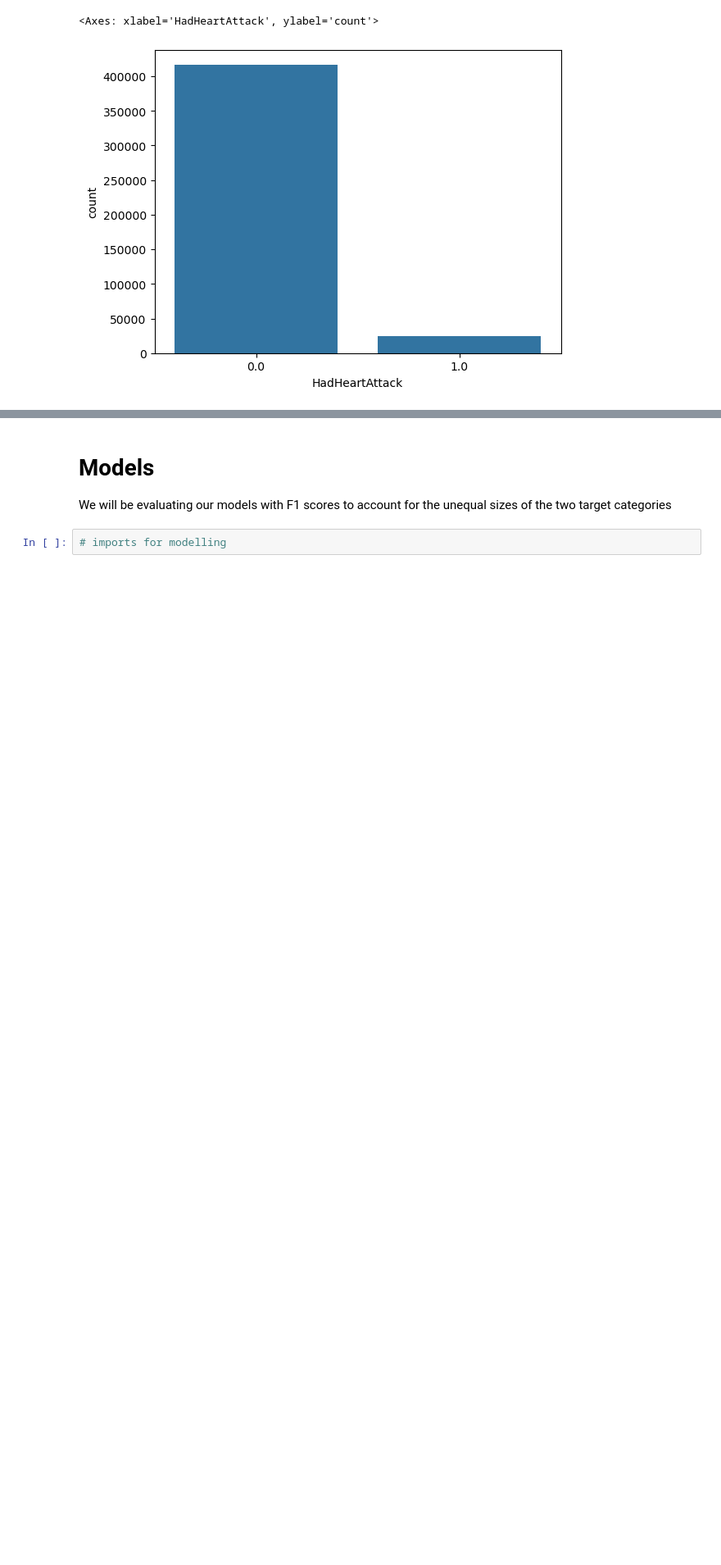
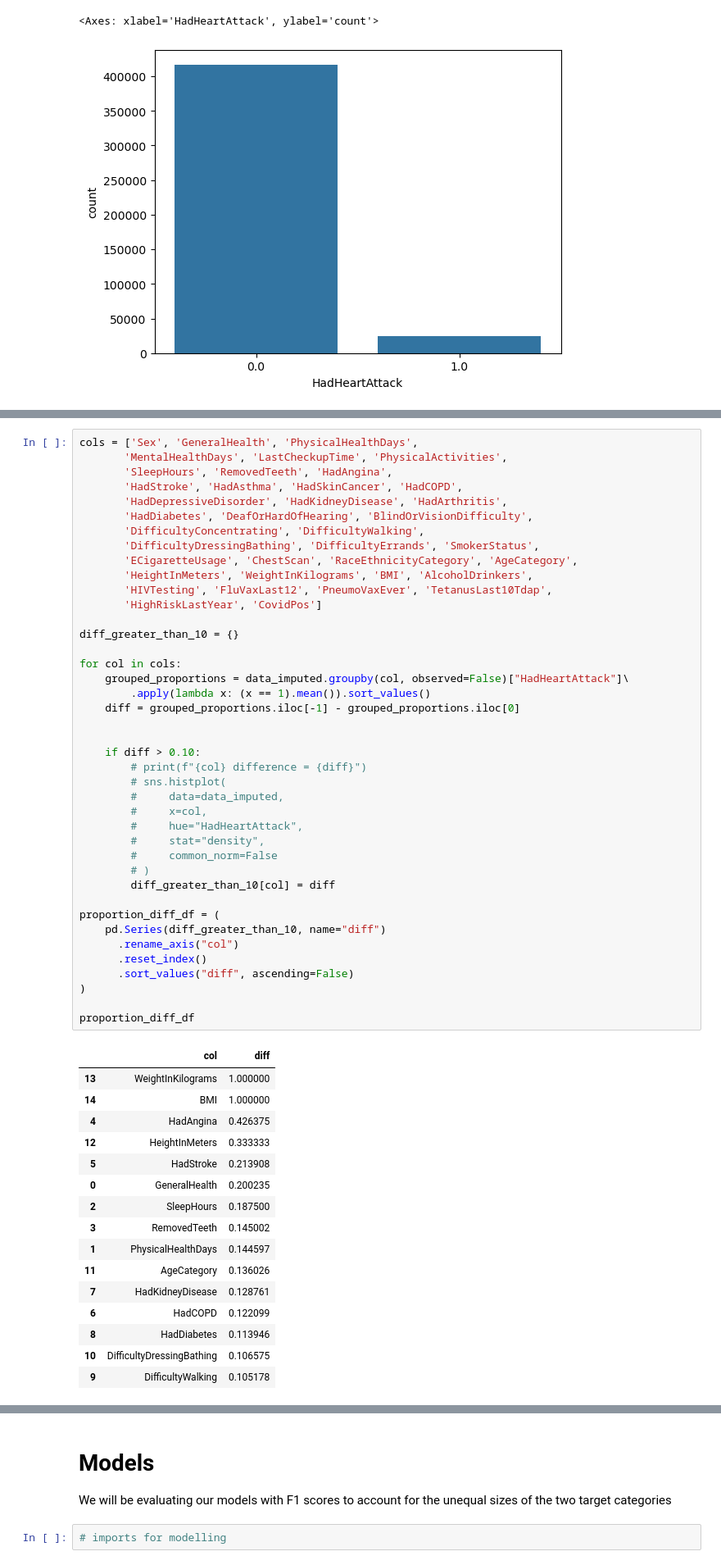
Before and after one commit to gracegmc/HeartDiseaseRiskPredictor, a Jupyter notebook: notebook_grace.ipynb, the cells around one changed output, grey strips where cells are left out. Shown at 82% size. Cells and saved outputs as stored; diff of their text form; blank space fills up the shorter version.

```diff
--- a/notebook_grace.ipynb
+++ b/notebook_grace.ipynb
@@ -257,0 +360,58 @@ Name: proportion, dtype: float64
+# %%
+cols = ['Sex', 'GeneralHealth', 'PhysicalHealthDays',
+       'MentalHealthDays', 'LastCheckupTime', 'PhysicalActivities',
+       'SleepHours', 'RemovedTeeth', 'HadAngina',
+       'HadStroke', 'HadAsthma', 'HadSkinCancer', 'HadCOPD',
+       'HadDepressiveDisorder', 'HadKidneyDisease', 'HadArthritis',
+       'HadDiabetes', 'DeafOrHardOfHearing', 'BlindOrVisionDifficulty',
+       'DifficultyConcentrating', 'DifficultyWalking',
+       'DifficultyDressingBathing', 'DifficultyErrands', 'SmokerStatus',
+       'ECigaretteUsage', 'ChestScan', 'RaceEthnicityCategory', 'AgeCategory',
+       'HeightInMeters', 'WeightInKilograms', 'BMI', 'AlcoholDrinkers',
+       'HIVTesting', 'FluVaxLast12', 'PneumoVaxEver', 'TetanusLast10Tdap',
+       'HighRiskLastYear', 'CovidPos']
+
+diff_greater_than_10 = {}
+
+for col in cols:
+    grouped_proportions = data_imputed.groupby(col, observed=False)["HadHeartAttack"]\
+        .apply(lambda x: (x == 1).mean()).sort_values()
+    diff = grouped_proportions.iloc[-1] - grouped_proportions.iloc[0]
+
+
+    if diff > 0.10:
+        # print(f"{col} difference = {diff}")
+        # sns.histplot(
+        #     data=data_imputed,
+        #     x=col,
+        #     hue="HadHeartAttack",
+        #     stat="density",
+        #     common_norm=False
+        # )
+        diff_greater_than_10[col] = diff
+
+proportion_diff_df = (
+    pd.Series(diff_greater_than_10, name="diff")
+      .rename_axis("col")
+      .reset_index()
+      .sort_values("diff", ascending=False)
+)
+
+proportion_diff_df
+# %% [output]
+|  | col | diff |
+| 13 | WeightInKilograms | 1.000000 |
+| 14 | BMI | 1.000000 |
+| 4 | HadAngina | 0.426375 |
+| 12 | HeightInMeters | 0.333333 |
+| 5 | HadStroke | 0.213908 |
+| 0 | GeneralHealth | 0.200235 |
+| 2 | SleepHours | 0.187500 |
+| 3 | RemovedTeeth | 0.145002 |
+| 1 | PhysicalHealthDays | 0.144597 |
+| 11 | AgeCategory | 0.136026 |
+| 7 | HadKidneyDisease | 0.128761 |
+| 6 | HadCOPD | 0.122099 |
+| 8 | HadDiabetes | 0.113946 |
+| 10 | DifficultyDressingBathing | 0.106575 |
+| 9 | DifficultyWalking | 0.105178 |
```
Also changed, not shown: parts of 5 cells of this notebook.
